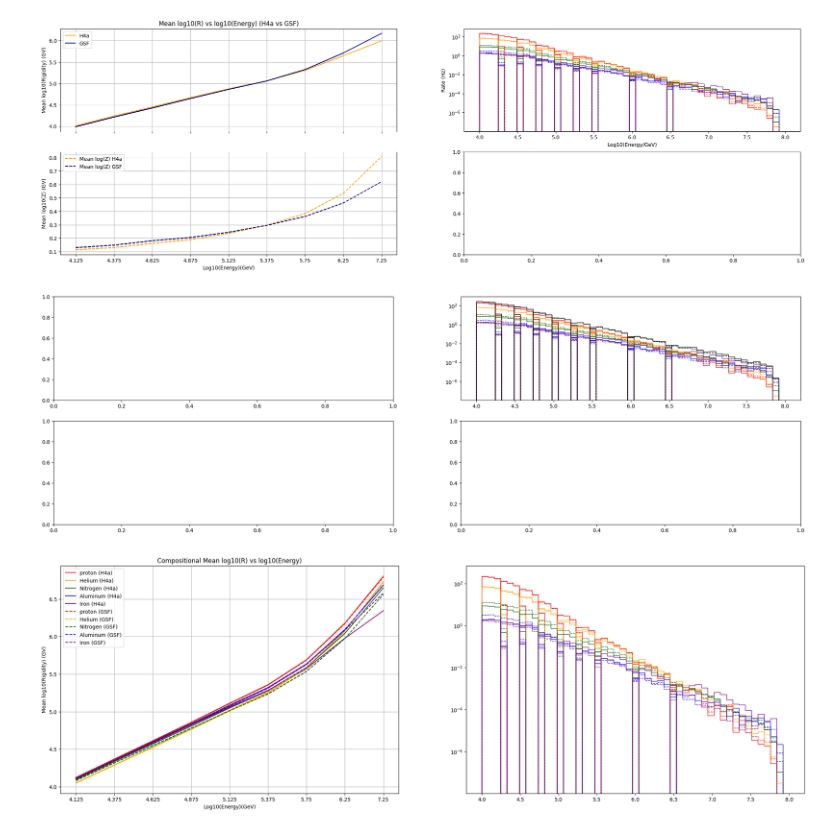
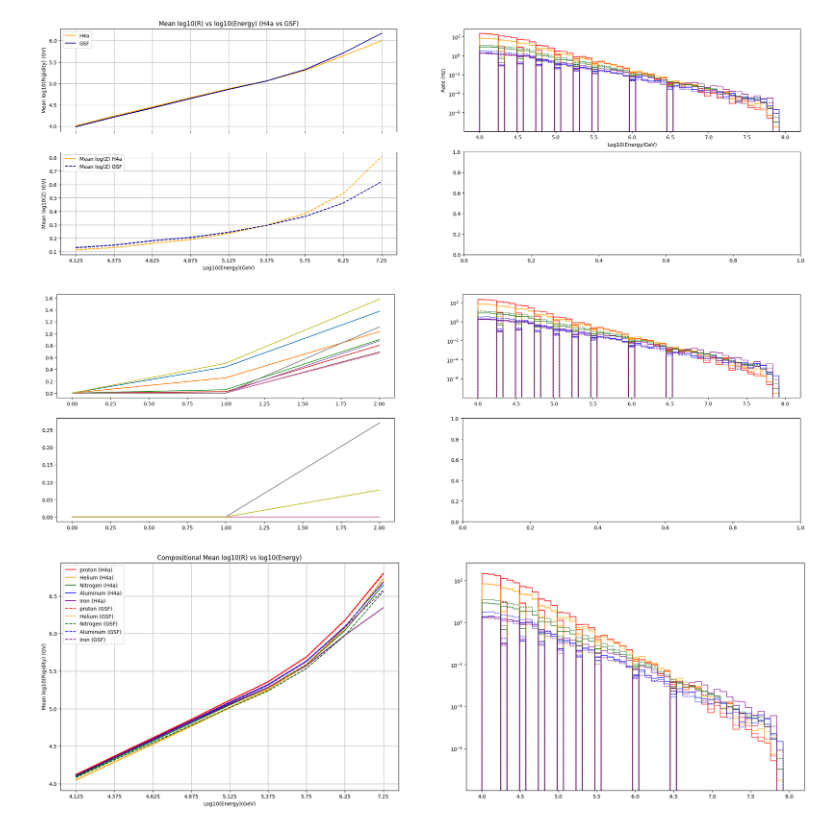
Before and after one commit to fmcnallyi3/it_anisotropy, a Jupyter notebook: rigidity/reco_energy.ipynb, the cells around one changed output. Cells and saved outputs as stored; diff of their text form; code cells hidden in the pictures.

Commit message:
updating reco with median code

```diff
--- a/rigidity/reco_energy.ipynb
+++ b/rigidity/reco_energy.ipynb
@@ -287,50 +287,72 @@ bins=np.linspace(4, 8, 50)
 ncols=2
 fig, axs = plt.subplots(figsize = (13 * ncols, 8), ncols=ncols, nrows=2)
 for tier in BINS:
+    totH=0
+    totG=0
     # Plot the binned composition for GaisserH4a weight
     [pH, bins, patches1] = axs[0,1].hist(d['reco_energy'][np.logical_and(BINS[tier],pcut, qual_cut)], bins = bins, log = True, weights=d['GaisserH4a'][np.logical_and(BINS[tier],pcut)], color = 'red',histtype = 'step', label ='P', density=False)
     [HeH, bins, patches1] = axs[0,1].hist(d['reco_energy'][np.logical_and(BINS[tier],Hecut, qual_cut)], bins = bins, log = True, weights=d['GaisserH4a'][np.logical_and(BINS[tier],Hecut)], color = 'orange',histtype = 'step', label ='He', density=False)
     [NH, bins, patches1] = axs[0,1].hist(d['reco_energy'][np.logical_and(BINS[tier],Ncut, qual_cut)], bins = bins, log = True, weights=d['GaisserH4a'][np.logical_and(BINS[tier],Ncut)], color = 'darkgreen',histtype = 'step', label ='N', density=False)
     [AlH, bins, patches1] = axs[0,1].hist(d['reco_energy'][np.logical_and(BINS[tier],Alcut, qual_cut)], bins = bins, log = True, weights=d['GaisserH4a'][np.logical_and(BINS[tier],Alcut)], color = 'blue',histtype = 'step', label ='Al', density=False)
     [FeH, bins, patches1] = axs[0,1].hist(d['reco_energy'][np.logical_and(BINS[tier],Fecut, qual_cut)], bins = bins, log = True, weights=d['GaisserH4a'][np.logical_and(BINS[tier],Fecut)], color = 'purple',histtype = 'step', label ='Fe', density=False)
-    [totH, bins, patches1] = axs[0,1].hist(d['reco_energy'][BINS[tier]], bins = bins, log = True, weights=d['GaisserH4a'][(BINS[tier])], color='black',histtype='step', label='total',density=False)
+    #[totH, bins, patches1] = axs[0,1].hist(d['reco_energy'][BINS[tier]], bins = bins, log = True, weights=d['GaisserH4a'][(BINS[tier])], color='black',histtype='step', label='total',density=False)
+    totH = pH + HeH + NH + AlH + FeH
 
     # Plot the binned composition for GlobalSplineFit5Comp weight
     [pG, bins, patches1] = axs[0,1].hist(d['reco_energy'][np.logical_and(BINS[tier],pcut, qual_cut)], bins = bins, log = True, weights=d['GlobalSplineFit5Comp'][np.logical_and(BINS[tier],pcut)], color = 'red',histtype = 'step', linestyle='--', label ='P', density=False)
     [HeG, bins, patches1] = axs[0,1].hist(d['reco_energy'][np.logical_and(BINS[tier],Hecut, qual_cut)], bins = bins, log = True, weights=d['GlobalSplineFit5Comp'][np.logical_and(BINS[tier],Hecut)], color = 'orange',histtype = 'step', linestyle='--', label ='He', density=False)
     [NG, bins, patches1] = axs[0,1].hist(d['reco_energy'][np.logical_and(BINS[tier],Ncut, qual_cut)], bins = bins, log = True, weights=d['GlobalSplineFit5Comp'][np.logical_and(BINS[tier],Ncut)], color = 'darkgreen',histtype = 'step', linestyle='--', label ='N', density=False)
     [AlG, bins, patches1] = axs[0,1].hist(d['reco_energy'][np.logical_and(BINS[tier],Alcut, qual_cut)], bins = bins, log = True, weights=d['GlobalSplineFit5Comp'][np.logical_and(BINS[tier],Alcut)], color = 'blue',histtype = 'step', linestyle='--', label ='Al', density=False)
     [FeG, bins, patches1] = axs[0,1].hist(d['reco_energy'][np.logical_and(BINS[tier],Fecut, qual_cut)], bins = bins, log = True, weights=d['GlobalSplineFit5Comp'][np.logical_and(BINS[tier],Fecut)], color = 'purple',histtype = 'step', linestyle='--', label ='Fe', density=False)
-    [totG, bins, patches1] = axs[0,1].hist(d['reco_energy'][BINS[tier]], bins = bins, log = True, weights=d['GlobalSplineFit5Comp'][(BINS[tier])], color='black',histtype='step', label='total',linestyle='--', density=False)
+    #[totG, bins, patches1] = axs[0,1].hist(d['reco_energy'][BINS[tier]], bins = bins, log = True, weights=d['GlobalSplineFit5Comp'][(BINS[tier])], color='black',histtype='step', label='total',linestyle='--', density=False)
+    totG = pG + HeG + NG + AlG + FeG
 
     # Calculate the discrete binned fractional composition for the GaisserH4a weight
-    pfracH = pH / totH
-    HefracH = HeH / totH
-    NfracH = NH / totH
-    AlfracH = AlH / totH
-    FefracH = FeH / totH
+    pfracH = np.nanmean(pH) / np.nanmean(totH)
+    HefracH = np.nanmean(HeH) / np.nanmean(totH)
+    NfracH = np.nanmean(NH) / np.nanmean(totH)
+    AlfracH = np.nanmean(AlH) / np.nanmean(totH)
+    FefracH = np.nanmean(FeH) / np.nanmean(totH)
 
     # Calculate the discrete binned fractional composition for the GlobalSplineFit5Comp weight
-    pfracG = pG / totG
-    HefracG = HeG / totG
-    NfracG = NG / totG
-    AlfracG = AlG / totG
-    FefracG = FeG / totG
+    pfracG = np.nanmean(pG) / np.nanmean(totG)
+    HefracG = np.nanmean(HeG) / np.nanmean(totG)
+    NfracG = np.nanmean(NG) / np.nanmean(totG)
+    AlfracG = np.nanmean(AlG) / np.nanmean(totG)
+    FefracG = np.nanmean(FeG) / np.nanmean(totG)
+
+    # Calculate the mean base 10 log charge and atomic mass for GaisserH4a weight
+    meanZH = ((pfracH*np.log10(1)) + (HefracH*np.log10(2)) + (NfracH*np.log10(7)) + (AlfracH*np.log10(13)) + (FefracH*np.log10(26)))
+
+    # Calculate the mean base 10 log charge and atomic mass for GlobalSplineFit5Comp weight
+    meanZG = ((pfracG*np.log10(1)) + (HefracG*np.log10(2)) + (NfracG*np.log10(7)) + (AlfracG*np.log10(13)) + (FefracG*np.log10(26)))
+
+    # Calculate the discrete weighted rigidities (for rgidity line graph)
+    rigidH = np.average(d['reco_energy'][np.logical_and(BINS[tier], qual_cut)], weights=d['GaisserH4a'][np.logical_and(BINS[tier], qual_cut)]) - (meanZH / 1)
+    rigidG = np.average(d['reco_energy'][np.logical_and(BINS[tier], qual_cut)], weights=d['GlobalSplineFit5Comp'][np.logical_and(BINS[tier], qual_cut)]) - (meanZG / 1)
 
     # Weighted quantiles the fractional composition
     pfhw = weighted_quantiles(pfracH, d['GaisserH4a'], [.1,.5,.9])
     hfhw = weighted_quantiles(HefracH, d['GaisserH4a'], [.1,.5,.9])
     nfhw = weighted_quantiles(NfracH, d['GaisserH4a'], [.1,.5,.9])
     afhw = weighted_quantiles(AlfracH, d['GaisserH4a'], [.1,.5,.9])
     ifhw = weighted_quantiles(FefracH, d['GaisserH4a'], [.1,.5,.9])
 
     pfgw = weighted_quantiles(pfracH, d['GlobalSplineFit5Comp'], [.1,.5,.9])
-    hfgw = weighted_quantiles(HefracH, d['GaisserH4a'], [.1,.5,.9])
-    nfgw = weighted_quantiles(NfracH, d['GaisserH4a'], [.1,.5,.9])
-    afgw = weighted_quantiles(AlfracH, d['GaisserH4a'], [.1,.5,.9])
-    ifgw = weighted_quantiles(FefracH, d['GaisserH4a'], [.1,.5,.9])
+    hfgw = weighted_quantiles(HefracH, d['GlobalSplineFit5Comp'], [.1,.5,.9])
+    nfgw = weighted_quantiles(NfracH, d['GlobalSplineFit5Comp'], [.1,.5,.9])
+    afgw = weighted_quantiles(AlfracH, d['GlobalSplineFit5Comp'], [.1,.5,.9])
+    ifgw = weighted_quantiles(FefracH, d['GlobalSplineFit5Comp'], [.1,.5,.9])
+
+
+    #bins= (bins[:1]-bins[1:])/2
+    sumZH = ((pfhw * np.log10(1)) + (hfhw*np.log10(2)) + (nfhw*np.log10(7)) + (afhw*np.log10(13)) + (ifhw*np.log10(26)))/1
+    medZH = np.median(sumZH)
+    axs[0,0].plot(sumZH)
+    axs[1,0].plot(pfgw)
+    #print('median log10(Z): ' + str(round(medZH, 3)))
 # %% [output]
-[figure, old version]
+[figure, new version]
 # %%
 bins=np.linspace(4, 8, 50)
 ncols=2
```
